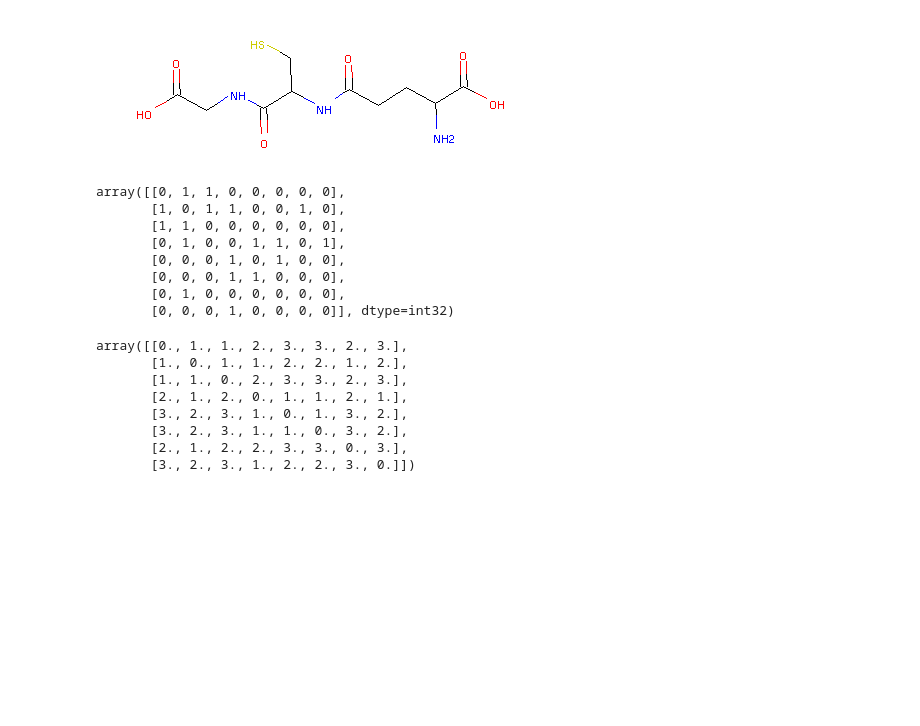
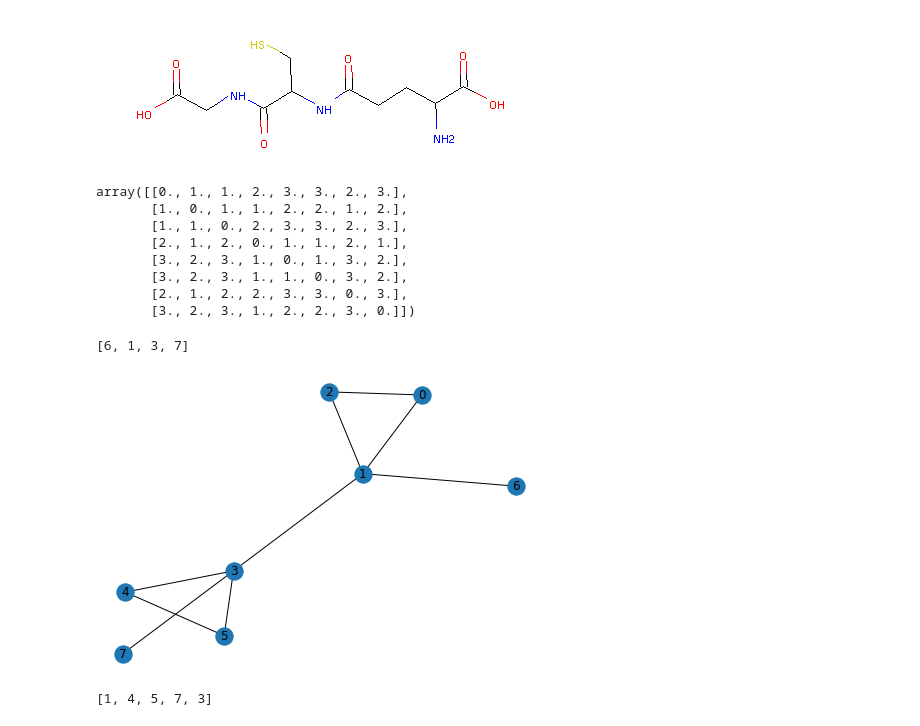
Before and after one commit to ntampellini/TSCoDe, a Jupyter notebook: SMILES_graph_analyzer.ipynb, the cells around one changed output. Cells and saved outputs as stored; diff of their text form; code cells hidden in the pictures; blank space fills up the shorter version.

```diff
--- a/SMILES_graph_analyzer.ipynb
+++ b/SMILES_graph_analyzer.ipynb
@@ -29,14 +29,3 @@ test2
 # %% [output]
 6
 [figure]
-# %%
-Chem.GetAdjacencyMatrix(test)
-# %% [output]
-array([[0, 1, 1, 0, 0, 0, 0, 0],
-       [1, 0, 1, 1, 0, 0, 1, 0],
-       [1, 1, 0, 0, 0, 0, 0, 0],
-       [0, 1, 0, 0, 1, 1, 0, 1],
-       [0, 0, 0, 1, 0, 1, 0, 0],
-       [0, 0, 0, 1, 1, 0, 0, 0],
-       [0, 1, 0, 0, 0, 0, 0, 0],
-       [0, 0, 0, 1, 0, 0, 0, 0]], dtype=int32)
@@ -56,0 +49,17 @@ for atom in mol.GetAtoms():
+# %%
+import networkx as nx
+mol = Chem.MolFromMolFile('Resources/funky_single.mol')
+Chem.AddHs(mol)
+reactive_atoms = [6, 7]
+# for atom in mol.GetAtoms():
+#     print(atom.GetIdx(), atom.GetSymbol())
+
+matrix = Chem.GetAdjacencyMatrix(mol)
+graph = nx.from_numpy_matrix(matrix)
+# graph.nodes()
+if len(reactive_atoms) == 2: assert nx.has_path(graph, reactive_atoms[0], reactive_atoms[1])
+print(nx.shortest_path(graph, source=reactive_atoms[0], target=reactive_atoms[1]))
+nx.draw(graph, with_labels=True)
+# %% [output]
+[6, 1, 3, 7]
+[figure, added]
@@ -56,0 +90,4 @@ for atom in mol.GetAtoms():
+# %%
+alignment_indexes(mol, 3)
+# %% [output]
+[1, 4, 5, 7, 3]
```
Also changed, not shown: parts of 6 cells of this notebook, 6 other files.
